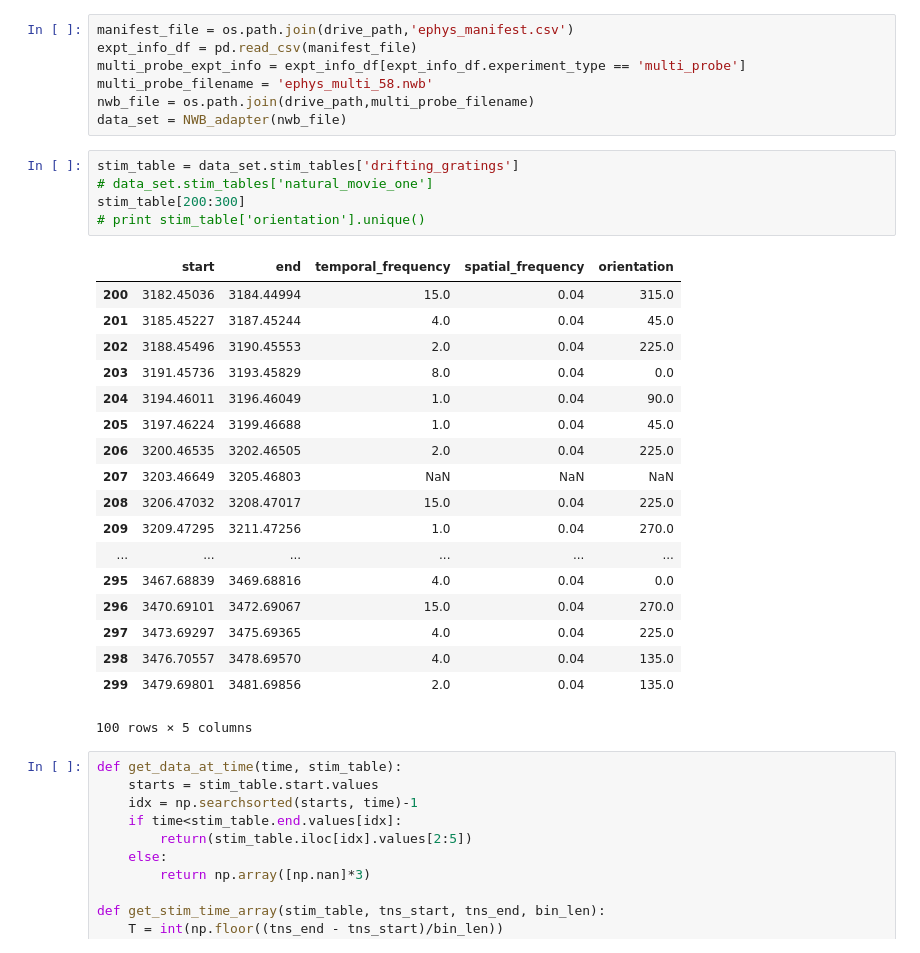
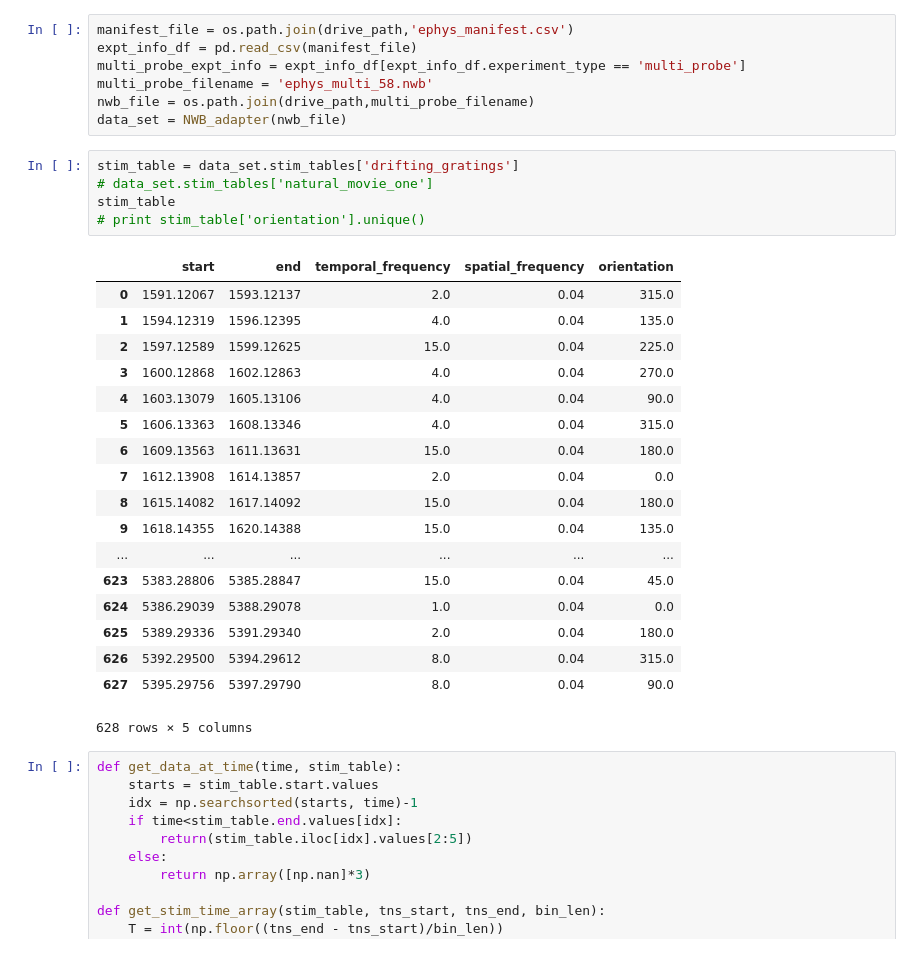
Before and after one commit to zdeblick/fun-con, a Jupyter notebook: DriftingGratingsDataPrep.ipynb, the cells around one changed output. Drawn from its saved outputs; the diff is of its cells as text.

```diff
--- a/DriftingGratingsDataPrep.ipynb
+++ b/DriftingGratingsDataPrep.ipynb
@@ -19,27 +19,27 @@ data_set = NWB_adapter(nwb_file)
 # %%
 stim_table = data_set.stim_tables['drifting_gratings']
 # data_set.stim_tables['natural_movie_one']
-stim_table[200:300]
+stim_table
 # print stim_table['orientation'].unique()
 # %% [output]
 |  | start | end | temporal_frequency | spatial_frequency | orientation |
-| 200 | 3182.45036 | 3184.44994 | 15.0 | 0.04 | 315.0 |
-| 201 | 3185.45227 | 3187.45244 | 4.0 | 0.04 | 45.0 |
-| 202 | 3188.45496 | 3190.45553 | 2.0 | 0.04 | 225.0 |
-| 203 | 3191.45736 | 3193.45829 | 8.0 | 0.04 | 0.0 |
-| 204 | 3194.46011 | 3196.46049 | 1.0 | 0.04 | 90.0 |
-| 205 | 3197.46224 | 3199.46688 | 1.0 | 0.04 | 45.0 |
-| 206 | 3200.46535 | 3202.46505 | 2.0 | 0.04 | 225.0 |
-| 207 | 3203.46649 | 3205.46803 | NaN | NaN | NaN |
-| 208 | 3206.47032 | 3208.47017 | 15.0 | 0.04 | 225.0 |
-| 209 | 3209.47295 | 3211.47256 | 1.0 | 0.04 | 270.0 |
+| 0 | 1591.12067 | 1593.12137 | 2.0 | 0.04 | 315.0 |
+| 1 | 1594.12319 | 1596.12395 | 4.0 | 0.04 | 135.0 |
+| 2 | 1597.12589 | 1599.12625 | 15.0 | 0.04 | 225.0 |
+| 3 | 1600.12868 | 1602.12863 | 4.0 | 0.04 | 270.0 |
+| 4 | 1603.13079 | 1605.13106 | 4.0 | 0.04 | 90.0 |
+| 5 | 1606.13363 | 1608.13346 | 4.0 | 0.04 | 315.0 |
+| 6 | 1609.13563 | 1611.13631 | 15.0 | 0.04 | 180.0 |
+| 7 | 1612.13908 | 1614.13857 | 2.0 | 0.04 | 0.0 |
+| 8 | 1615.14082 | 1617.14092 | 15.0 | 0.04 | 180.0 |
+| 9 | 1618.14355 | 1620.14388 | 15.0 | 0.04 | 135.0 |
 | ... | ... | ... | ... | ... | ... |
-| 295 | 3467.68839 | 3469.68816 | 4.0 | 0.04 | 0.0 |
-| 296 | 3470.69101 | 3472.69067 | 15.0 | 0.04 | 270.0 |
-| 297 | 3473.69297 | 3475.69365 | 4.0 | 0.04 | 225.0 |
-| 298 | 3476.70557 | 3478.69570 | 4.0 | 0.04 | 135.0 |
-| 299 | 3479.69801 | 3481.69856 | 2.0 | 0.04 | 135.0 |
+| 623 | 5383.28806 | 5385.28847 | 15.0 | 0.04 | 45.0 |
+| 624 | 5386.29039 | 5388.29078 | 1.0 | 0.04 | 0.0 |
+| 625 | 5389.29336 | 5391.29340 | 2.0 | 0.04 | 180.0 |
+| 626 | 5392.29500 | 5394.29612 | 8.0 | 0.04 | 315.0 |
+| 627 | 5395.29756 | 5397.29790 | 8.0 | 0.04 | 90.0 |
-100 rows × 5 columns
+628 rows × 5 columns
 # %%
 def get_data_at_time(time, stim_table):
     starts = stim_table.start.values
```
Also changed, not shown: 5 other files.
